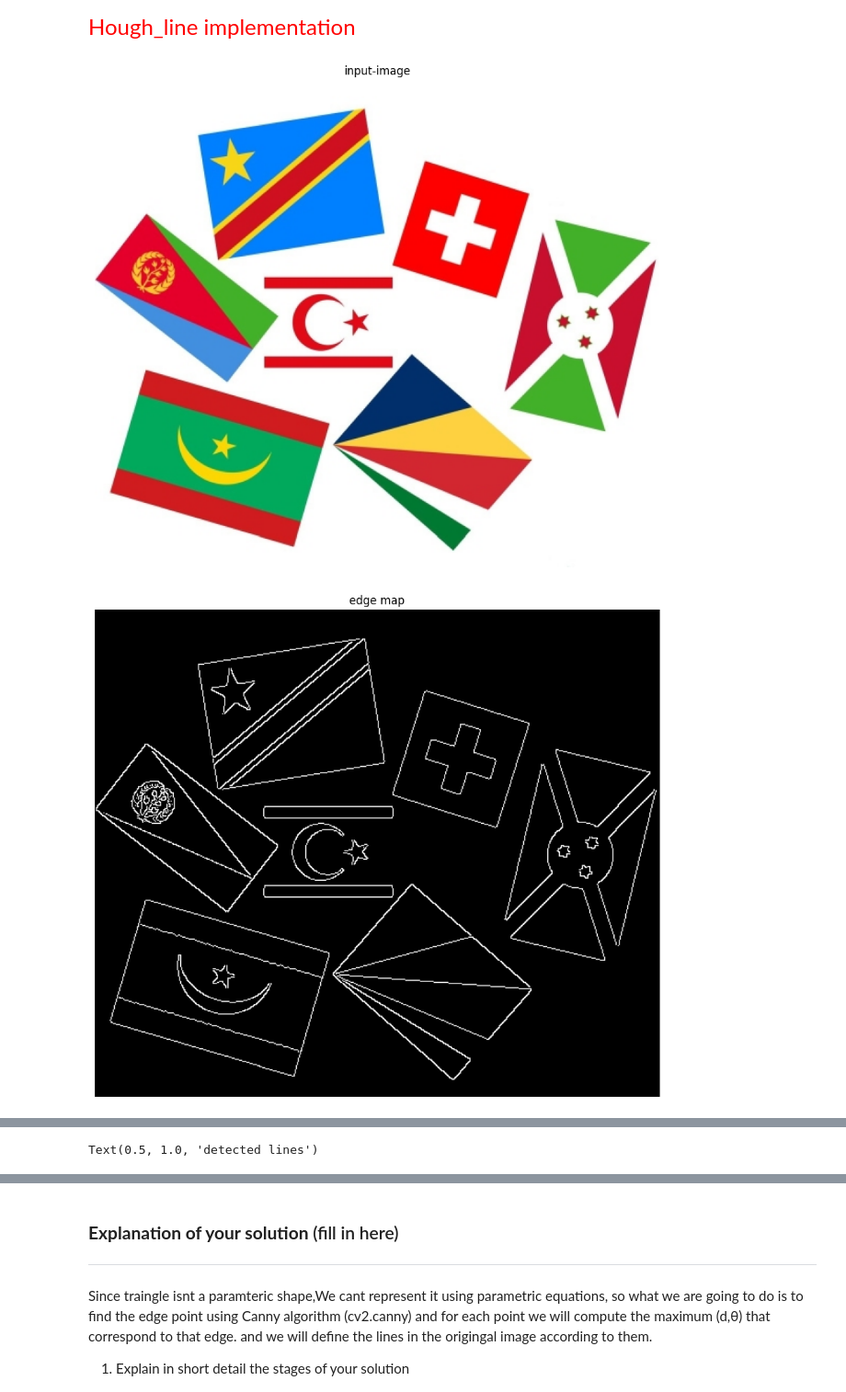
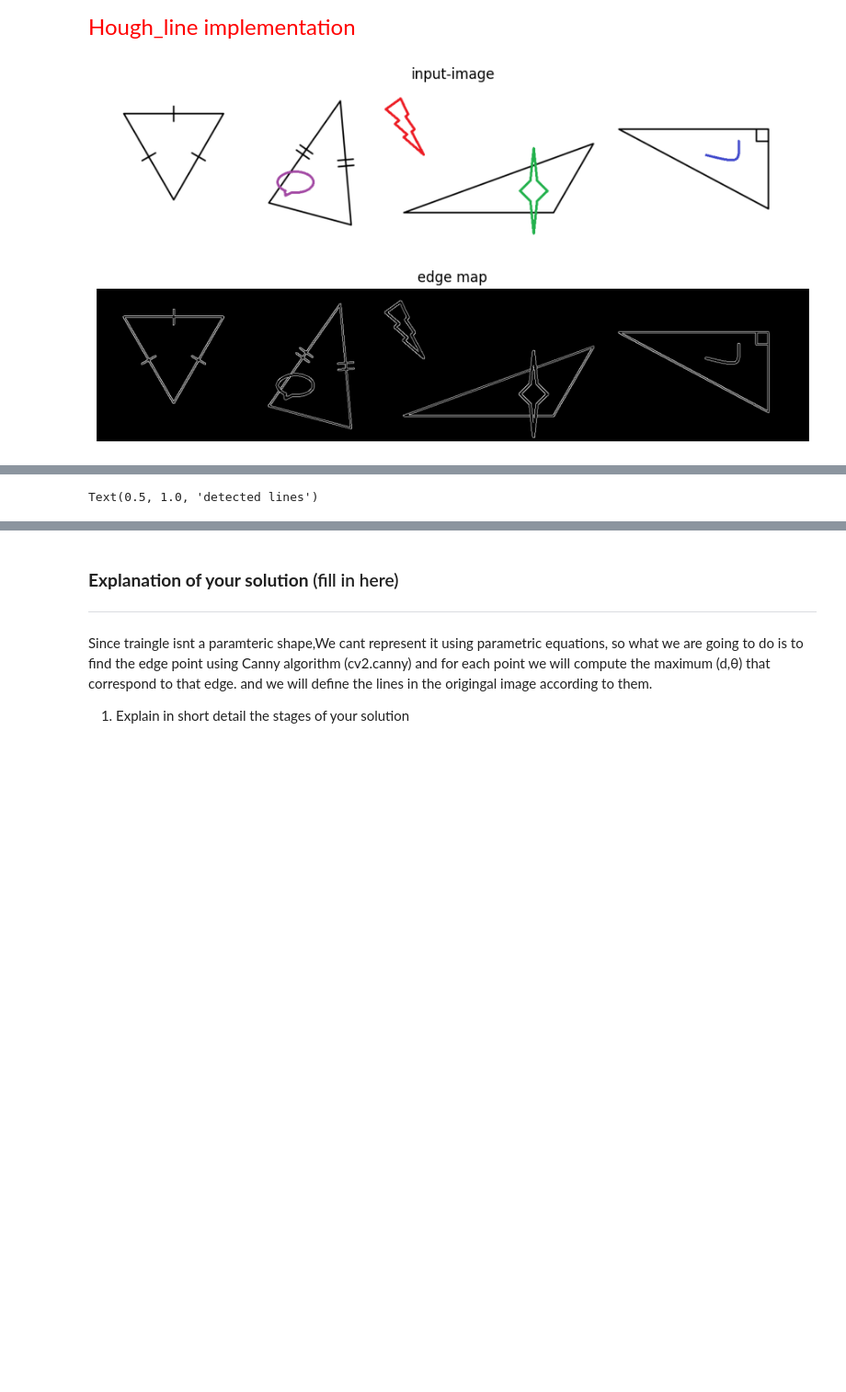
Before and after one commit to aseel1/Computer_Vision, a Jupyter notebook: CV_ex1.ipynb, the cells around one changed output, grey strips where cells are left out. Shown at 92% size. Saved outputs shown, nothing was run; the diff lists cells and outputs as text; code cells hidden in the pictures; blank space fills up the shorter version.

```diff
--- a/CV_ex1.ipynb
+++ b/CV_ex1.ipynb
@@ -675,7 +704,7 @@ def sliding_window_hough_transform(image, window_size, step_size):
 
     return results
 # %%
-image = cv2.imread('group_flags/flags1.jpg')
+image = cv2.imread('four_triangles_example.png')
 image = cv2.cvtColor(image, cv2.COLOR_BGR2RGB)  # Add this line
 image_height, image_width = image.shape[:2]
 plt.figure(figsize=(11,11),dpi=100) #####################################################
@@ -685,49 +714,73 @@ plt.axis('off')
 plt.show()
 
 
 edge_map = cv2.Canny(image,100,200)
 edge_map = cv2.normalize(edge_map, None, alpha=0, beta=255, norm_type=cv2.NORM_MINMAX)
 plt.figure(figsize=(11,11),dpi=100) #####################################################
 plt.imshow(edge_map, cmap='gray')
 plt.title('edge map')
 plt.axis('off')
 plt.show()  # Add this line to display the edge map
 
-# accumulator, thetas, possible_distances = hough_line(edge_map)
+accumulator, thetas, possible_distances = hough_line(edge_map)
 
-# #? Define the threshold for a peak
-# threshold = 100
-# #? Use the find_lines function to find the peaks in the accumulator
-# peaks = find_lines(accumulator, threshold)
+#? Define the threshold for a peak
+threshold = 135
+#? Use the find_lines function to find the peaks in the accumulator
+peaks = find_lines(accumulator, threshold)
 
-# # Each row in peaks is the (y, x) coordinates of a peak in the accumulator
-# #? To find the corresponding (rho, theta) parameters for each peak, use the rhos and thetas arrays
-# lines = [(possible_distances[i], thetas[j]) for i, j in peaks]
-# # lines=filter_lines_with_edge_map(lines,edge_map,0.011)
-# print(lines)
+# Each row in peaks is the (y, x) coordinates of a peak in the accumulator
+#? To find the corresponding (rho, theta) parameters for each peak, use the rhos and thetas arrays
+lines = [(possible_distances[i], thetas[j]) for i, j in peaks]
+
+if lines:
+    lines_array = np.array(lines)
+    clustering = DBSCAN(eps=5, min_samples=1).fit(lines_array)
+    unique_labels = set(clustering.labels_)
+
+    lines = [lines_array[clustering.labels_ == label].mean(axis=0) for label in unique_labels]
+    lines_rho_theta_idx_array = np.array(peaks)
+    clustered_lines_idx = [lines_rho_theta_idx_array[clustering.labels_ == label][0] for label in unique_labels]
+else:
+    lines = []
+    clustered_lines_idx = []
+
+# lines=filter_lines_with_edge_map(lines,edge_map,0.011)
+print(lines)
+copy_image=image.copy()
+
+draw_lines(copy_image,lines)
 
 
 
 
-results = sliding_window_hough_transform(image,400, 450)
-# Iterate over the results
-
-copy_image=image.copy()
-for x, y, lines, triangles in results:
-    # Draw the lines
-    draw_lines(copy_image, lines)
+# results = sliding_window_hough_transform(image,200, 300)
+# # Iterate over the results
 
 
+# copy_image=image.copy()
+# for x, y, lines, triangles , intersections in results:
+#     # Draw the lines
+#     draw_lines(copy_image, lines)
 
+#     draw_intersections(copy_image,intersections)
+
+# # Convert copy_image to grayscale
+# copy_image_gray = cv2.cvtColor(copy_image, cv2.COLOR_RGB2GRAY)
+
+# result = cv2.bitwise_and(copy_image_gray, edge_map)
+# result_rgb = cv2.cvtColor(result, cv2.COLOR_GRAY2RGB)
 
 # Invert the colors of the image
 # inverted_image = 255 - copy_image
+
+
 plt.imshow(copy_image)
 plt.title('detected lines')
 
 
 # #?! plot peaks with square.  (need fixing)
 # plot_peaks(accumulator,peaks)
 # %% [output]
-[figure, old version]
+[figure, new version]
-[figure, old version]
+[figure, new version]
```
Also changed, not shown: parts of 4 cells of this notebook.
